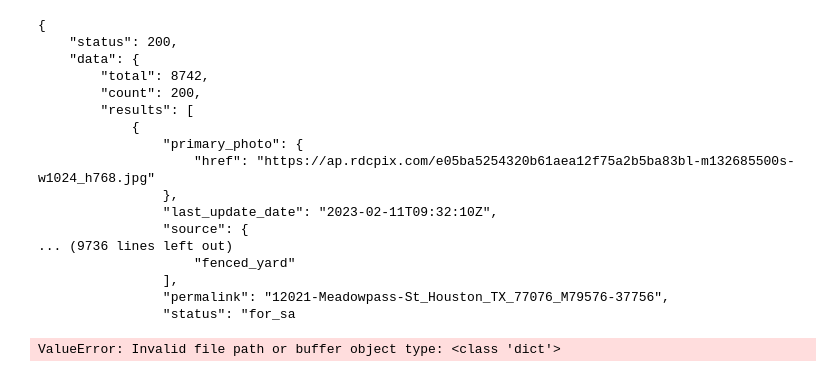
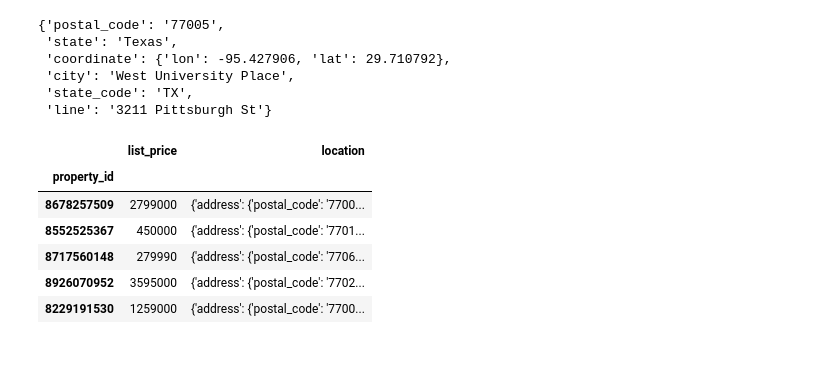
Before and after one commit to GitHobbs/FinTech_Project_1, a Jupyter notebook: real-estate.ipynb, the cells around one changed output. Drawn from its saved outputs; the diff is of its cells as text; code cells hidden in the pictures.

```diff
--- a/real-estate.ipynb
+++ b/real-estate.ipynb
@@ -82,7 +80,7 @@ load_dotenv()
 api_key = os.getenv("X_RAPID_API_KEY")
 # %%
 
-
+#Pull in US Real Estate API
 url = "https://us-real-estate.p.rapidapi.com/for-sale"
 
 querystring = {"offset":"200","limit":"1000","state_code":"TX","city":"Houston","sort":"newest"}
@@ -94,27 +92,46 @@ headers = {
 
 response = requests.request("GET", url, headers=headers, params=querystring)
 
+#Display API Data
 data = response.json()
-print(json.dumps(data, indent=4))
+usre_data_hou = json.dumps(data, indent=4)
 
-df = pd.read_json(data)
-df.head()
+#Convert Data to a Dictionary
+new_dict = json.loads(usre_data_hou)
+usre_data_hou_dict = new_dict["data"]["results"]
-# %% [output]
-{
-    "status": 200,
-    "data": {
-        "total": 8742,
-        "count": 200,
-        "results": [
-            {
-                "primary_photo": {
-                    "href": "https://ap.rdcpix.com/e05ba5254320b61aea12f75a2b5ba83bl-m132685500s-w1024_h768.jpg"
-                },
-                "last_update_date": "2023-02-11T09:32:10Z",
-                "source": {
-... (9736 lines left out)
-                    "fenced_yard"
-                ],
-                "permalink": "12021-Meadowpass-St_Houston_TX_77076_M79576-37756",
-                "status": "for_sa
-ValueError: Invalid file path or buffer object type: <class 'dict'>
+# %%
+new_list = []
+for prop in usre_data_hou_dict:
+    new_dict = {
+        "property_id": prop["property_id"],
+        "list_price": prop["list_price"],
+        "postal_code": prop["location"]["address"]["postal_code"],
+        "city": prop["location"]["address"]["city"],
+        "line": prop["location"]["address"]["line"],
+        "state_code": prop["location"]["address"]["state_code"],
+    }
+    new_list.append(new_dict)
+
+df = pd.DataFrame(new_list)
+# %% [output]
+{'postal_code': '77005',
+ 'state': 'Texas',
+ 'coordinate': {'lon': -95.427906, 'lat': 29.710792},
+ 'city': 'West University Place',
+ 'state_code': 'TX',
+ 'line': '3211 Pittsburgh St'}
+# %%
+#Convert Dictionary to a DataFrame and Clean Data
+hou_df = pd.DataFrame.from_dict(usre_data_hou_dict, orient='columns')
+hou_df_new = hou_df.iloc[:, 10:22]
+hou_df_parsed = hou_df_new.drop(columns=["lead_attributes", "photos", "flags", "community", "products", "virtual_tours", "other_listings", "listing_id", "price_reduced_amount"])
+hou_df_indexed = hou_df_parsed.set_index("property_id")
+hou_df_indexed.head()
+# %% [output]
+|  | list_price | location |
+| property_id |  |  |
+| 8678257509 | 2799000 | {'address': {'postal_code': '7700... |
+| 8552525367 | 450000 | {'address': {'postal_code': '7701... |
+| 8717560148 | 279990 | {'address': {'postal_code': '7706... |
+| 8926070952 | 3595000 | {'address': {'postal_code': '7702... |
+| 8229191530 | 1259000 | {'address': {'postal_code': '7700... |
```
Also changed, not shown: parts of 2 cells of this notebook.
